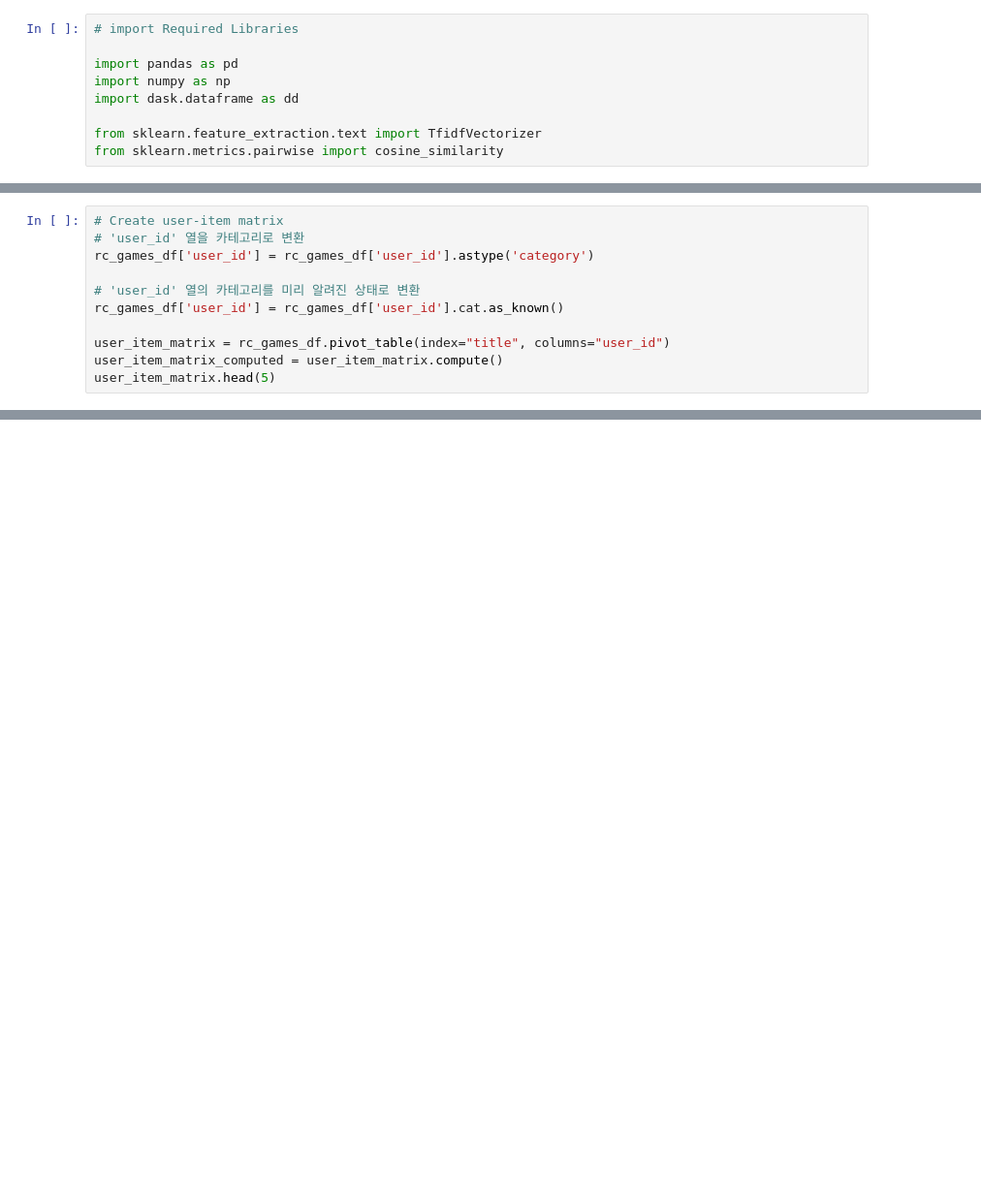
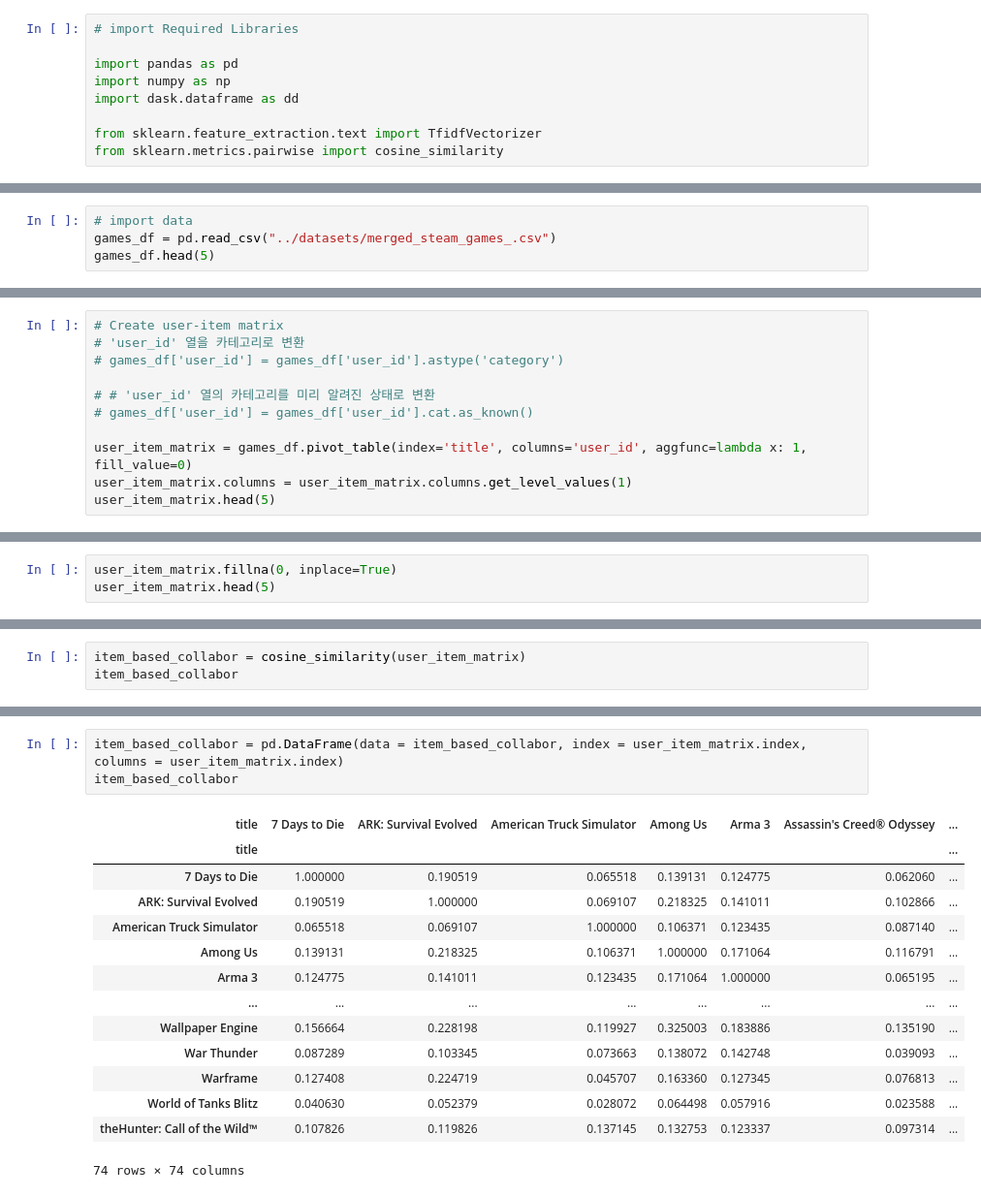
Before and after one commit to wooing1084/SteamGameRecommendationSystem, a Jupyter notebook: src/item_based.ipynb, the cells around one changed output, grey strips where cells are left out. Shown: that part at 97% size. Cells and saved outputs as stored; diff of their text form; blank space fills up the shorter version.

Commit message:
SVD, item based error fixed

```diff
--- a/src/item_based.ipynb
+++ b/src/item_based.ipynb
@@ -25,0 +10,4 @@ rc_games_df.head(5)
+# %%
+# import data
+games_df = pd.read_csv("../datasets/merged_steam_games_.csv")
+games_df.head(5)
@@ -26,12 +22,12 @@ rc_games_df.head(5)
 # %%
 # Create user-item matrix
 # 'user_id' 열을 카테고리로 변환
-rc_games_df['user_id'] = rc_games_df['user_id'].astype('category')
+# games_df['user_id'] = games_df['user_id'].astype('category')
 
-# 'user_id' 열의 카테고리를 미리 알려진 상태로 변환
-rc_games_df['user_id'] = rc_games_df['user_id'].cat.as_known()
+# # 'user_id' 열의 카테고리를 미리 알려진 상태로 변환
+# games_df['user_id'] = games_df['user_id'].cat.as_known()
 
-user_item_matrix = rc_games_df.pivot_table(index="title", columns="user_id")
-user_item_matrix_computed = user_item_matrix.compute()
+user_item_matrix = games_df.pivot_table(index='title', columns='user_id', aggfunc=lambda x: 1, fill_value=0)
+user_item_matrix.columns = user_item_matrix.columns.get_level_values(1)
 user_item_matrix.head(5)
 # %% [output]
@@ -38,0 +42,3 @@ MemoryError:
+# %%
+user_item_matrix.fillna(0, inplace=True)
+user_item_matrix.head(5)
@@ -38,0 +54,3 @@ MemoryError:
+# %%
+item_based_collabor = cosine_similarity(user_item_matrix)
+item_based_collabor
@@ -38,0 +71,18 @@ MemoryError:
+# %%
+item_based_collabor = pd.DataFrame(data = item_based_collabor, index = user_item_matrix.index, columns = user_item_matrix.index)
+item_based_collabor
+# %% [output]
+| title | 7 Days to Die | ARK: Survival Evolved | American Truck Simulator | Among Us | Arma 3 | Assassin's Creed® Odyssey | ... |
+| title |  |  |  |  |  |  | ... |
+| 7 Days to Die | 1.000000 | 0.190519 | 0.065518 | 0.139131 | 0.124775 | 0.062060 | ... |
+| ARK: Survival Evolved | 0.190519 | 1.000000 | 0.069107 | 0.218325 | 0.141011 | 0.102866 | ... |
+| American Truck Simulator | 0.065518 | 0.069107 | 1.000000 | 0.106371 | 0.123435 | 0.087140 | ... |
+| Among Us | 0.139131 | 0.218325 | 0.106371 | 1.000000 | 0.171064 | 0.116791 | ... |
+| Arma 3 | 0.124775 | 0.141011 | 0.123435 | 0.171064 | 1.000000 | 0.065195 | ... |
+| ... | ... | ... | ... | ... | ... | ... | ... |
+| Wallpaper Engine | 0.156664 | 0.228198 | 0.119927 | 0.325003 | 0.183886 | 0.135190 | ... |
+| War Thunder | 0.087289 | 0.103345 | 0.073663 | 0.138072 | 0.142748 | 0.039093 | ... |
+| Warframe | 0.127408 | 0.224719 | 0.045707 | 0.163360 | 0.127345 | 0.076813 | ... |
+| World of Tanks Blitz | 0.040630 | 0.052379 | 0.028072 | 0.064498 | 0.057916 | 0.023588 | ... |
+| theHunter: Call of the Wild™ | 0.107826 | 0.119826 | 0.137145 | 0.132753 | 0.123337 | 0.097314 | ... |
+74 rows × 74 columns
```
Also changed, not shown: parts of 10 cells of this notebook, 1 other file.
